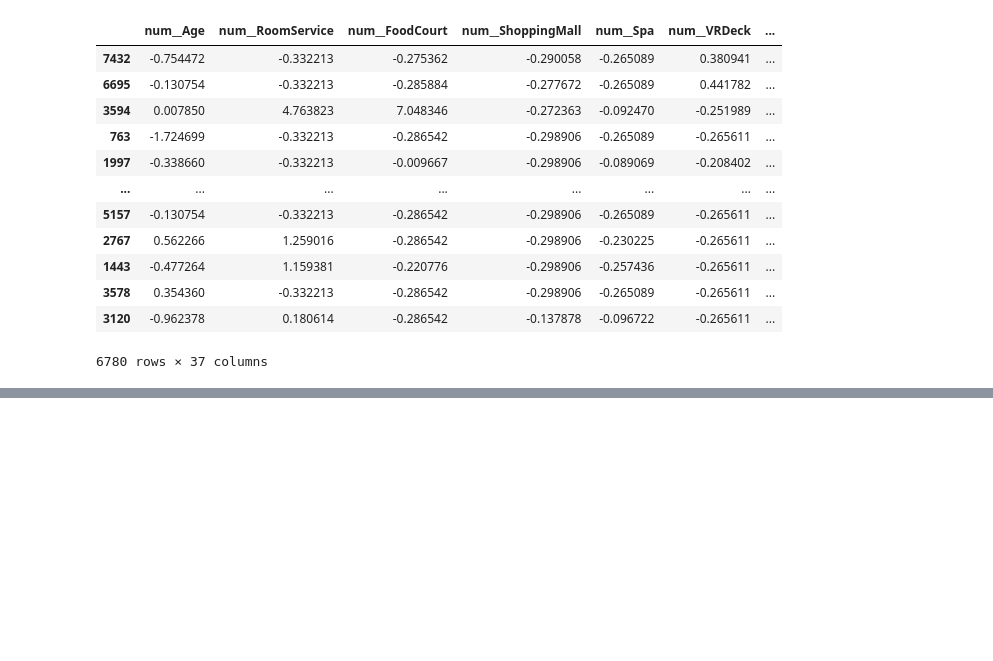
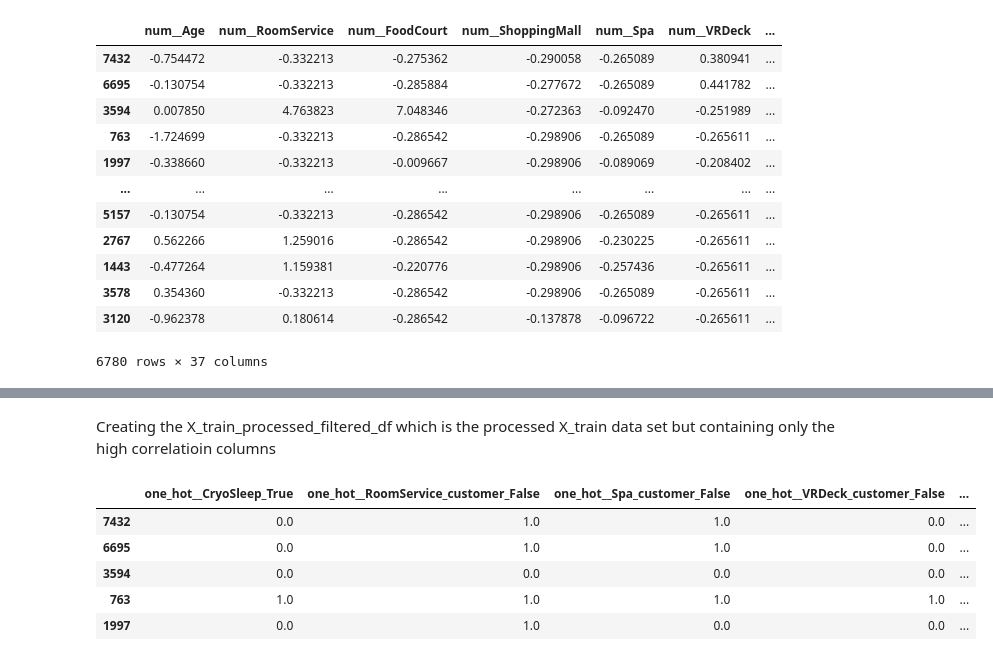
Before and after one commit to rick-a-commits/space_ship_titanic, a Jupyter notebook: model_experiments/model_experiments.ipynb, the cells around one changed output, grey strips where cells are left out. Cells and saved outputs as stored; diff of their text form; code cells hidden in the pictures; blank space fills up the shorter version.

```diff
--- a/model_experiments/model_experiments.ipynb
+++ b/model_experiments/model_experiments.ipynb
@@ -296,0 +360,4 @@ sns.heatmap(corr2[['Transported']].sort_values(by='Transported', ascending=False
+# %%
+high_corr_columns = corr2_df[abs(corr2_df["corr"]) >= 0.2]['columns'].values.tolist()
+
+high_corr_columns
@@ -296,0 +381,3 @@ sns.heatmap(corr2[['Transported']].sort_values(by='Transported', ascending=False
+# %%
+high_corr_columns = [x for x in high_corr_columns if x != "Transported"] # removing Transported from the list
+high_corr_columns
@@ -296,0 +409,13 @@ sns.heatmap(corr2[['Transported']].sort_values(by='Transported', ascending=False
+# %% [markdown]
+Creating the X_train_processed_filtered_df which is the processed X_train data set but containing only the high correlatioin columns
+# %%
+X_train_processed_filtered_df = X_train_processed_df[high_corr_columns]
+# %%
+X_train_processed_filtered_df.head()
+# %% [output]
+|  | one_hot__CryoSleep_True | one_hot__RoomService_customer_False | one_hot__Spa_customer_False | one_hot__VRDeck_customer_False | ... |
+| 7432 | 0.0 | 1.0 | 1.0 | 0.0 | ... |
+| 6695 | 0.0 | 1.0 | 1.0 | 0.0 | ... |
+| 3594 | 0.0 | 0.0 | 0.0 | 0.0 | ... |
+| 763 | 1.0 | 1.0 | 1.0 | 1.0 | ... |
+| 1997 | 0.0 | 1.0 | 0.0 | 0.0 | ... |
```
Also changed, not shown: parts of 86 cells of this notebook, 1 other file.
